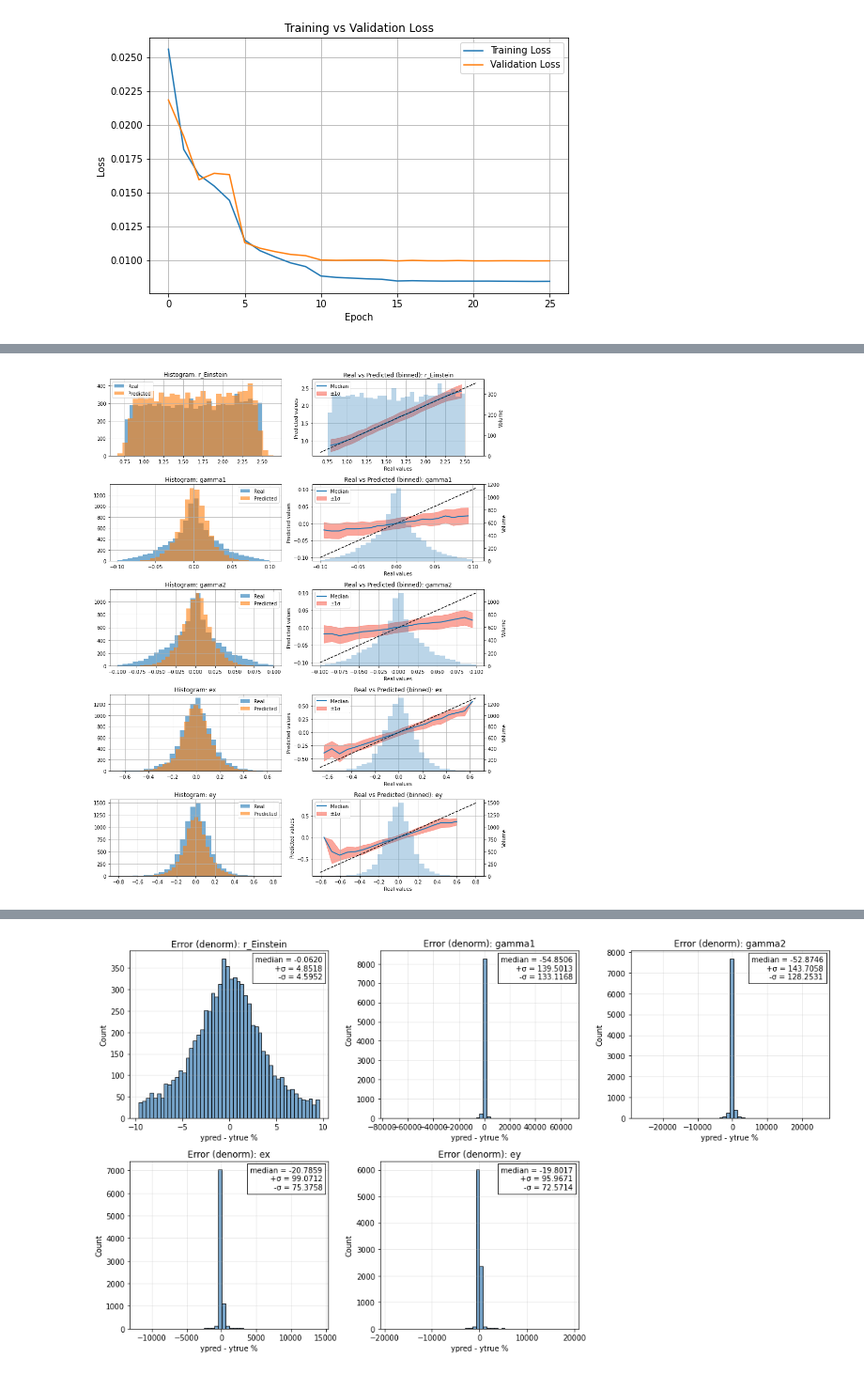
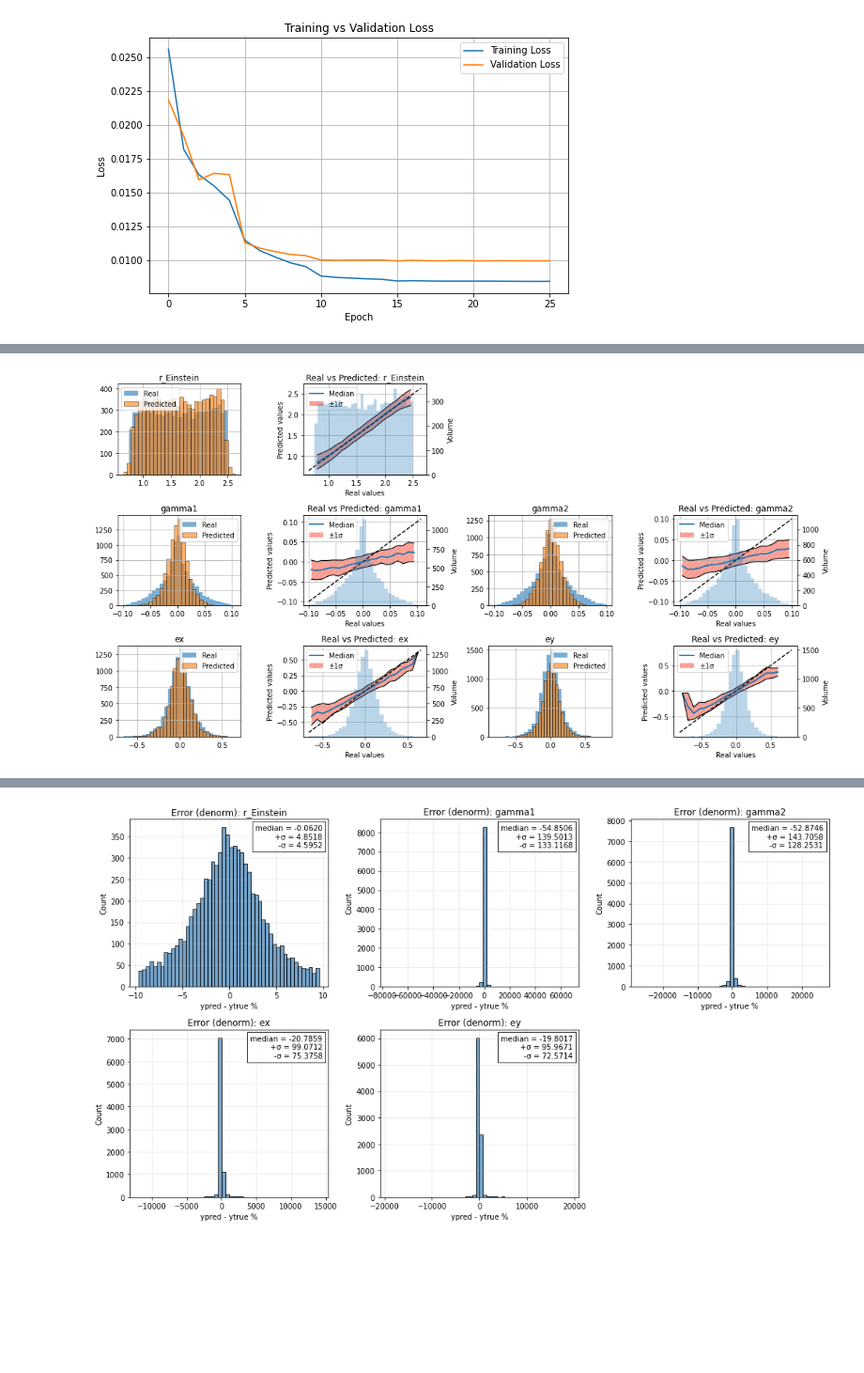
Before and after one commit to matthbatt/Deep-learning-gravitational-lensing, a Jupyter notebook: lensing_resnet.ipynb, the cells around one changed output, grey strips where cells are left out. Shown at 94% size. Saved outputs shown, nothing was run; the diff lists cells and outputs as text; code cells hidden in the pictures; blank space fills up the shorter version.

```diff
--- a/lensing_resnet.ipynb
+++ b/lensing_resnet.ipynb
@@ -353,7 +354,7 @@ import torch
 import torch.nn as nn
 import torch.optim as optim
 
-patience = 10
+patience = 5
 early_stop_counter = 0
 
 seed = 42
@@ -375,7 +376,7 @@ criterion = nn.MSELoss(reduction = "none")
 optimizer = torch.optim.AdamW(model.parameters(), lr=1e-3, weight_decay=1e-3)
 scheduler = torch.optim.lr_scheduler.StepLR(
     optimizer,
-    step_size=5,
+    step_size=3,
     gamma=0.1
 )
 
@@ -458,7 +460,7 @@ device = torch.device("cuda" if torch.cuda.is_available() else "cpu")
 model = ResNetHoliSmokes().to(device)
 
 optimizer = optim.Adam(model.parameters(), lr=1e-3)
-checkpoint = torch.load("resnet_arcsinh_3.pth", map_location=device)
+checkpoint = torch.load("resnet_arcsinh_zzz.pth", map_location=device)
 
 model.load_state_dict(checkpoint["model"])
 optimizer.load_state_dict(checkpoint["optimizer"])
@@ -600,7 +719,8 @@ y_pred_denorm = y_pred * (df_max - df_min) + df_min
 
 param_names = ["r_Einstein", "gamma1", "gamma2", "ex", "ey"]
 
-plt.figure(figsize=(12, 15))
+plt.figure(figsize=(15, 8))
+places = [(1,2), (5,6), (7,8), (9,10), (11,12)]
 
 for i in range(5):
 
@@ -610,10 +730,10 @@ for i in range(5):
     r2 = 1 - ss_res / ss_tot
 
     # Histogram comparison
-    plt.subplot(5, 2, 2*i + 1)
+    plt.subplot(3, 4, places[i][0])
     plt.hist(y_true_denorm[:, i], bins=30, alpha=0.6, label="Real")
-    plt.hist(y_pred_denorm[:, i], bins=30, alpha=0.6, label="Predicted")
-    plt.title(f"Histogram: {param_names[i]}")
+    plt.hist(y_pred_denorm[:, i], bins=30, alpha=0.6, label="Predicted", edgecolor='black',linewidth=0.7)
+    plt.title(f"{param_names[i]}")
     plt.legend()
     plt.grid(True)
 
@@ -648,43 +768,53 @@ for i in range(5):
     medians = np.array(medians)
     sigmas = np.array(sigmas)
 
-    ax1 = plt.subplot(5, 2, 2*i + 2)
+    ax1 = plt.subplot(3, 4,  places[i][1])
     ax2 = ax1.twinx()
 
     # Plot median curve
     ax1.plot(bin_centers, medians, color="C0", lw=2, label="Median")
     ax1.set_ylabel("Predicted values")
     ax1.grid(True)
 
     # Plot ±1σ band
     ax1.fill_between(
         bin_centers,
         medians - sigmas,
         medians + sigmas,
         color="salmon",
         alpha=0.7,
+        hatch="///",          # crosshatch style
+        linewidth=0.0,        # avoid thick borders around the whole patch
         label="±1σ"
     )
+
+    ax1.plot(bin_centers, medians - sigmas, color="black", linewidth=1.2)
+    ax1.plot(bin_centers, medians + sigmas, color="black", linewidth=1.2)
 
     # 1:1 line
     min_val = min(x.min(), y.min())
     max_val = max(x.max(), y.max())
     ax1.plot([min_val, max_val], [min_val, max_val], "k--", lw=1.5)
     ax2.hist(y_true_denorm[:, i], bins=30, alpha=0.3)
     ax2.set_ylabel("Volume")
 
     ax1.set_xlabel("Real values")
     ax1.legend()
-    plt.title(f"Real vs Predicted (binned): {param_names[i]}")
+    plt.title(f"Real vs Predicted: {param_names[i]}")
 #     plt.grid(True)
 #     plt.legend()
 
 
 plt.tight_layout()
-plt.savefig("/net/CLUSTER/VAULT/users/mbatt/gravitational_lensing/plots/resnet_predictions_arcsinh_images_2.png", dpi=300, bbox_inches="tight")
+# legend_ax = plt.subplot(3, 4, 3)   # subplot (3,4)
+# legend_ax.legend(*ax1.get_legend_handles_labels(), loc="center")
+# legend_ax.legend(*plt.get_legend_handles_labels(), loc="center")
+# legend_ax.axis("off")   # hide the empty subplot
+
+plt.savefig("/net/CLUSTER/VAULT/users/mbatt/gravitational_lensing/plots/resnet_predictions_arcsinh_images_4_small.png", dpi=300, bbox_inches="tight")
 plt.show()
 # %% [output]
-[figure, old version]
+[figure, new version]
 # %%
 import torch
 import numpy as np
```
Also changed, not shown: parts of 10 cells of this notebook, 40 other files.
